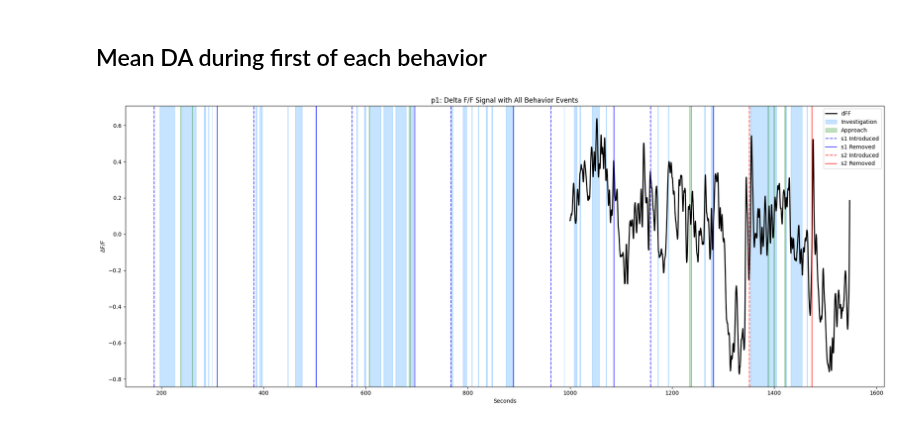
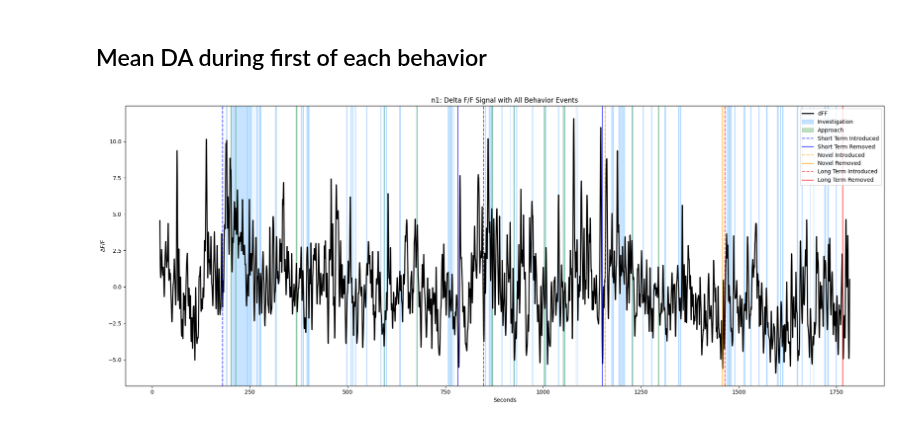
Before and after one commit to AlbertLeei/PCLAB_Photometry, a Jupyter notebook: P2_Code/test_single.ipynb, the cells around one changed output. Saved outputs shown, nothing was run; the diff lists cells and outputs as text; code cells hidden in the pictures.

Commit message:
Started doing home Cage

```diff
--- a/P2_Code/test_single.ipynb
+++ b/P2_Code/test_single.ipynb
@@ -17,7 +10,7 @@ from single_tdt_class import *
 # %%
-single_recording_path = r"C:\Users\alber\OneDrive\Desktop\PC_Lab\Photometry\Pilot_2\Combined\Hab_Dishab\mpfc\p1-240516-064158"
+single_recording_path = r"C:\Users\alber\OneDrive\Desktop\PC_Lab\Photometry\Pilot_2\Combined\Home_Cage\nac\n1-240508-080051"
 
-csv_base_path = r"C:\Users\alber\OneDrive\Desktop\PC_Lab\Photometry\Pilot_2\Combined\Hab_Dishab\mpfc_csvs\p1-240516-064158.csv"
+csv_base_path = r"C:\Users\alber\OneDrive\Desktop\PC_Lab\Photometry\Pilot_2\Combined\Home_Cage\nac_csvs\n1-240508-080051.csv"
 # %% [markdown]
 ## Bout Data from CSV
 # %%
@@ -79,5 +62,5 @@ tdt_data_obj.extract_intruder_bouts(csv_base_path)
 # %%
-tdt_data_obj.hab_dishab_plot_behavior_event(behavior_name='all')
+tdt_data_obj.hc_plot_behavior_event(behavior_name='all')
 # %% [output]
-[figure, old version]
+[figure, new version]
 # %%
```
Also changed, not shown: parts of 11 cells of this notebook, 5 other files.
